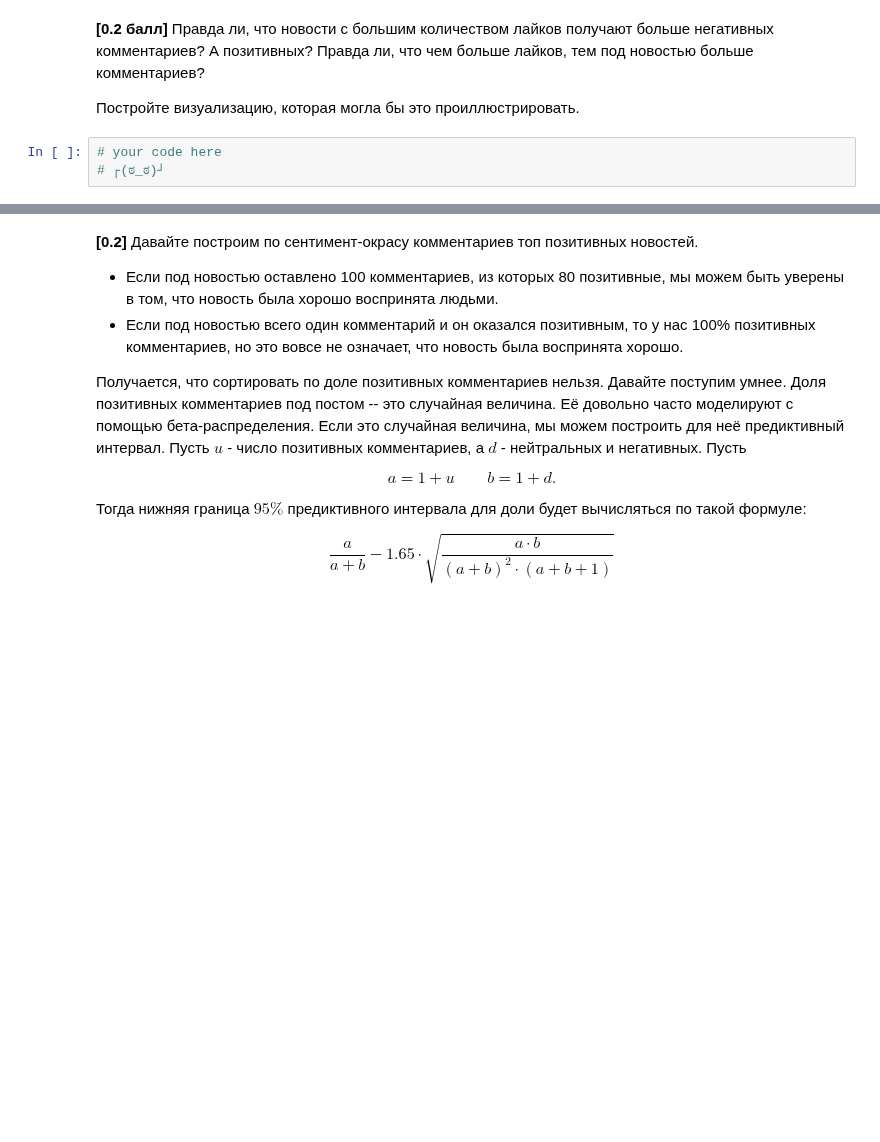
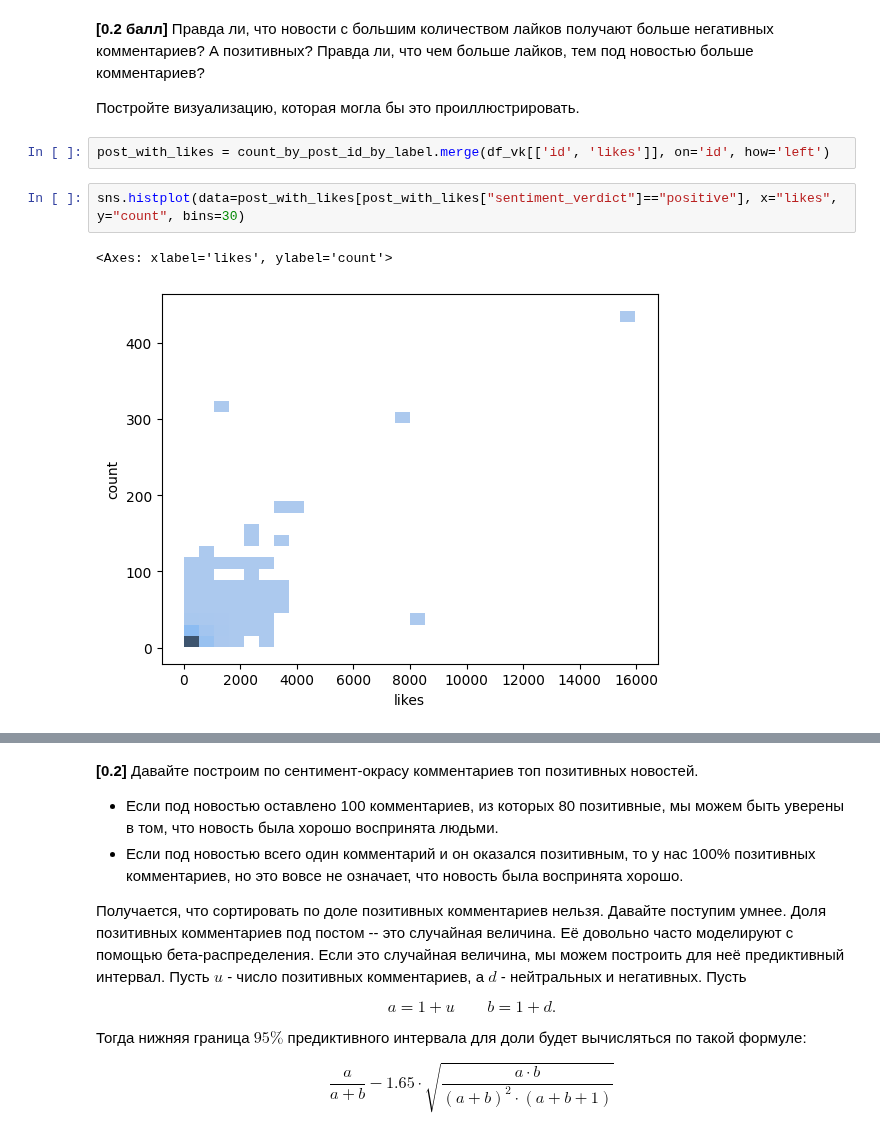
Before and after one commit to RuslanGaliullin/iad-deep-learning, a Jupyter notebook: 2023/homeworks/hw4_texts.ipynb, the cells around one changed output, grey strips where cells are left out. Drawn from its saved outputs; the diff is of its cells as text; blank space fills up the shorter version.

```diff
--- a/2023/homeworks/hw4_texts.ipynb
+++ b/2023/homeworks/hw4_texts.ipynb
@@ -1001,6 +1014,10 @@ merged_df_vk
 __[0.2 балл]__ Правда ли, что новости с большим количеством лайков получают больше негативных комментариев? А позитивных? Правда ли, что чем больше лайков, тем под новостью больше комментариев?
 
 Постройте визуализацию, которая могла бы это проиллюстрировать.
-# %%
-# your code here
-# ┌(ಠ_ಠ)┘
+# %%
+post_with_likes = count_by_post_id_by_label.merge(df_vk[['id', 'likes']], on='id', how='left')
+# %%
+sns.histplot(data=post_with_likes[post_with_likes["sentiment_verdict"]=="positive"], x="likes", y="count", bins=30)
+# %% [output]
+<Axes: xlabel='likes', ylabel='count'>
+[figure, added]
```
Also changed, not shown: parts of 8 cells of this notebook.
